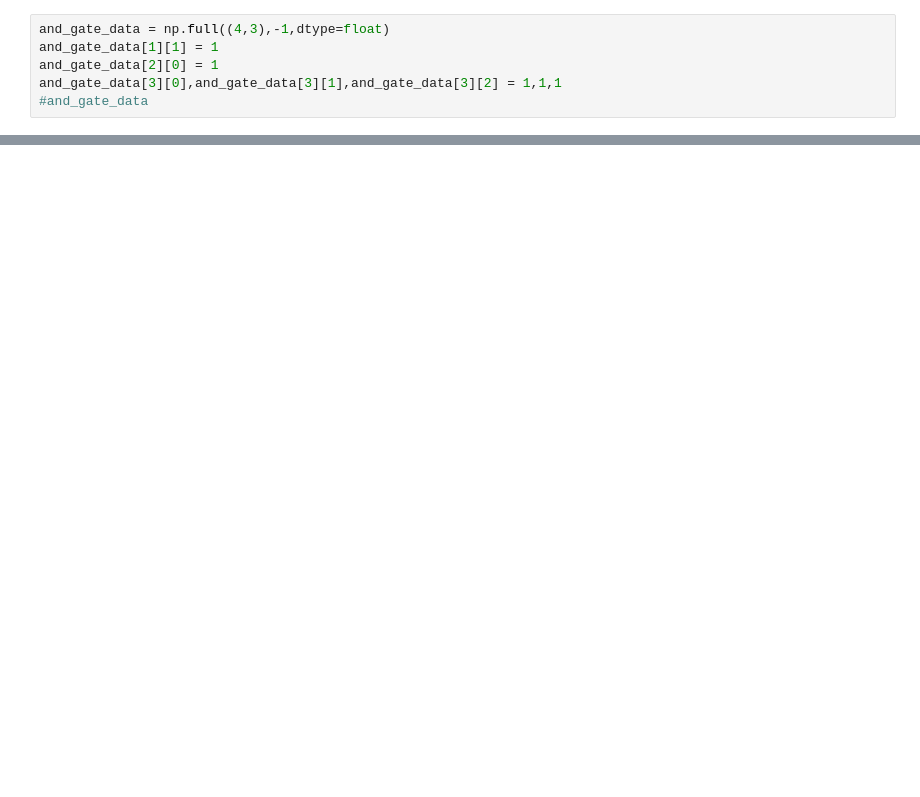
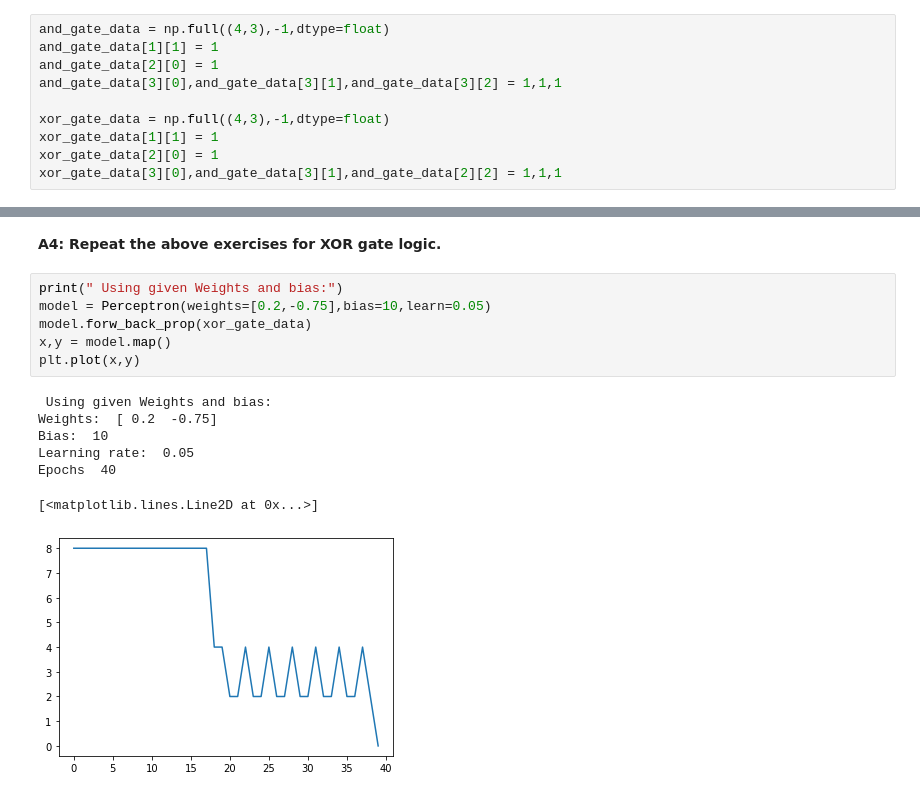
Before and after one commit to AvinashSubhash/NeuralNetwork-from-scratch, a Jupyter notebook: Perceptron-Structure-and-model.ipynb, the cells around one changed output, grey strips where cells are left out. Cells and saved outputs as stored; diff of their text form; blank space fills up the shorter version.

```diff
--- a/Perceptron-Structure-and-model.ipynb
+++ b/Perceptron-Structure-and-model.ipynb
@@ -5,4 +117,8 @@ and_gate_data = np.full((4,3),-1,dtype=float)
 and_gate_data[1][1] = 1
 and_gate_data[2][0] = 1
 and_gate_data[3][0],and_gate_data[3][1],and_gate_data[3][2] = 1,1,1
-#and_gate_data
+
+xor_gate_data = np.full((4,3),-1,dtype=float)
+xor_gate_data[1][1] = 1
+xor_gate_data[2][0] = 1
+xor_gate_data[3][0],and_gate_data[3][1],and_gate_data[2][2] = 1,1,1
@@ -67,0 +213,16 @@ Input 1:  1.0   Input 2:  1.0   Predicted Output:  1.0   Actual Output:  1.0
+# %% [markdown]
+**A4: Repeat the above exercises for XOR gate logic.**
+# %%
+print(" Using given Weights and bias:")
+model = Perceptron(weights=[0.2,-0.75],bias=10,learn=0.05)
+model.forw_back_prop(xor_gate_data)
+x,y = model.map()
+plt.plot(x,y)
+# %% [output]
+ Using given Weights and bias:
+Weights:  [ 0.2  -0.75]
+Bias:  10
+Learning rate:  0.05
+Epochs  40
+[<matplotlib.lines.Line2D at 0x...>]
+[figure, added]
```
Also changed, not shown: parts of 33 cells of this notebook, 1 other file.
